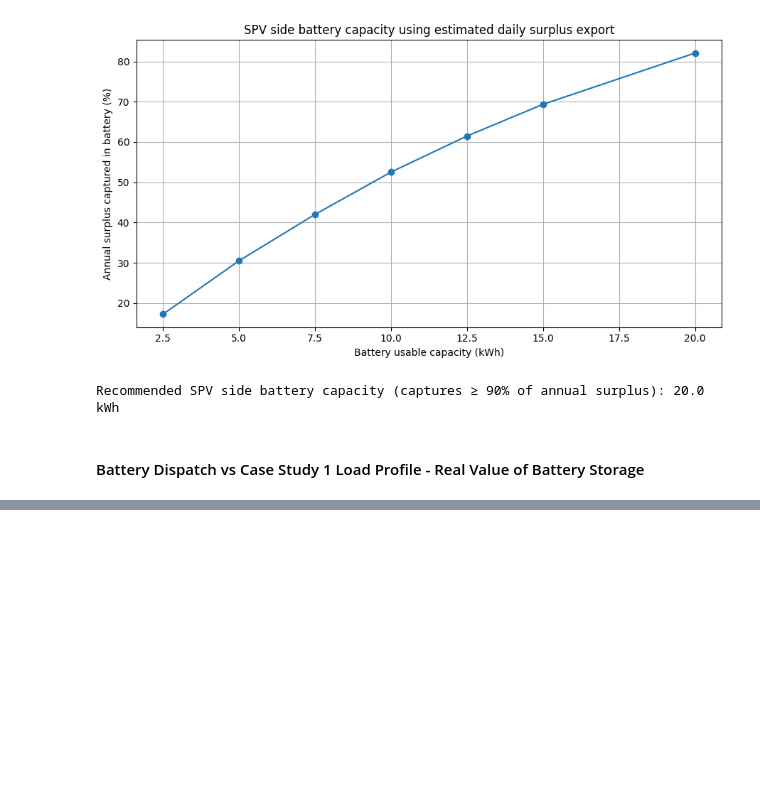
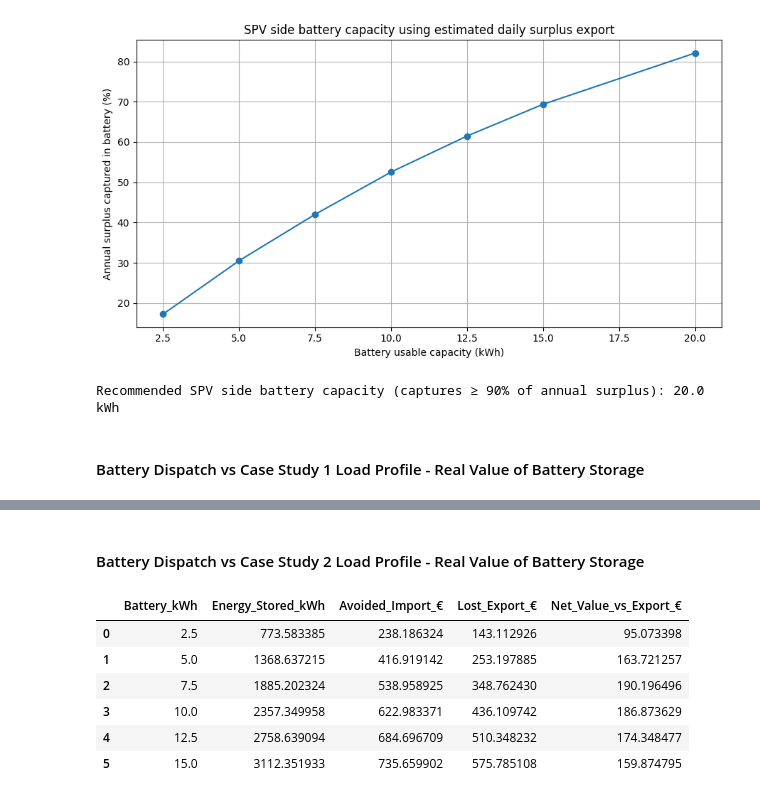
Before and after one commit to p-sav/PFDA, a Jupyter notebook: Project/Energy_analysis.ipynb, the cells around one changed output, grey strips where cells are left out. Saved outputs shown, nothing was run; the diff lists cells and outputs as text; code cells hidden in the pictures; blank space fills up the shorter version.

```diff
--- a/Project/Energy_analysis.ipynb
+++ b/Project/Energy_analysis.ipynb
@@ -1826,0 +1797,72 @@ plt.show()
+# %% [markdown]
+#### Battery Dispatch vs Case Study 2 Load Profile - Real Value of Battery Storage
+# %%
+# ---- REQUIRED INPUT CHECKS (CASE STUDY 2) ----
+if 'Date' not in df_case2.columns:
+    raise KeyError("df_case2 missing 'Date' column.")
+if 'Day_kWh' not in df_case2.columns or 'Night_kWh' not in df_case2.columns or 'Peak_kWh' not in df_case2.columns:
+    raise KeyError("df_case2 missing Day_kWh / Night_kWh / Peak_kWh.")
+
+# ---- ALIGN PV DAILY SURPLUS (2023 proxy) TO CASE STUDY 2 DATES ----
+case2 = df_case2.copy()
+case2['Date'] = pd.to_datetime(case2['Date'])
+case2 = case2.dropna(subset=['Date'])
+case2['MonthDay'] = case2['Date'].dt.strftime('%m-%d')
+case2['PV_Surplus_kWh'] = case2['MonthDay'].map(pv_map)
+case2['PV_Surplus_kWh'] = case2['PV_Surplus_kWh'].fillna(0.0)
+
+# ---- BATTERY DISPATCH (BEST CASE) AGAINST CASE STUDY 2 LOAD ----
+results = []
+
+annual_pv_surplus_kwh_case2 = case2['PV_Surplus_kWh'].sum()
+annual_export_value_eur_case2 = annual_pv_surplus_kwh_case2 * export_rate_eur_per_kwh
+
+for cap in battery_sizes_kwh:
+    stored_kwh = np.minimum(case2['PV_Surplus_kWh'], cap)
+    stored_kwh = stored_kwh * battery_round_trip_eff
+
+    peak_offset_kwh = np.minimum(stored_kwh, case2['Peak_kWh'])
+    rem_after_peak = stored_kwh - peak_offset_kwh
+
+    day_offset_kwh = np.minimum(rem_after_peak, case2['Day_kWh'])
+    rem_after_day = rem_after_peak - day_offset_kwh
+
+    night_offset_kwh = np.minimum(rem_after_day, case2['Night_kWh'])
+
+    avoided_cost_eur = (
+        peak_offset_kwh.sum() * rates_dnp['peak'] +
+        day_offset_kwh.sum() * rates_dnp['day'] +
+        night_offset_kwh.sum() * rates_dnp['night']
+    )
+
+    lost_export_eur = stored_kwh.sum() * export_rate_eur_per_kwh
+    net_value_vs_export_eur = avoided_cost_eur - lost_export_eur
+
+    results.append([
+        cap,
+        stored_kwh.sum(),
+        avoided_cost_eur,
+        lost_export_eur,
+        net_value_vs_export_eur
+    ])
+
+battery_case2_value = pd.DataFrame(
+    results,
+    columns=[
+        'Battery_kWh',
+        'Energy_Stored_kWh',
+        'Avoided_Import_€',
+        'Lost_Export_€',
+        'Net_Value_vs_Export_€'
+    ]
+)
+
+battery_case2_value
+# %% [output]
+|  | Battery_kWh | Energy_Stored_kWh | Avoided_Import_€ | Lost_Export_€ | Net_Value_vs_Export_€ |
+| 0 | 2.5 | 773.583385 | 238.186324 | 143.112926 | 95.073398 |
+| 1 | 5.0 | 1368.637215 | 416.919142 | 253.197885 | 163.721257 |
+| 2 | 7.5 | 1885.202324 | 538.958925 | 348.762430 | 190.196496 |
+| 3 | 10.0 | 2357.349958 | 622.983371 | 436.109742 | 186.873629 |
+| 4 | 12.5 | 2758.639094 | 684.696709 | 510.348232 | 174.348477 |
+| 5 | 15.0 | 3112.351933 | 735.659902 | 575.785108 | 159.874795 |
```
Also changed, not shown: parts of 4 cells of this notebook.
